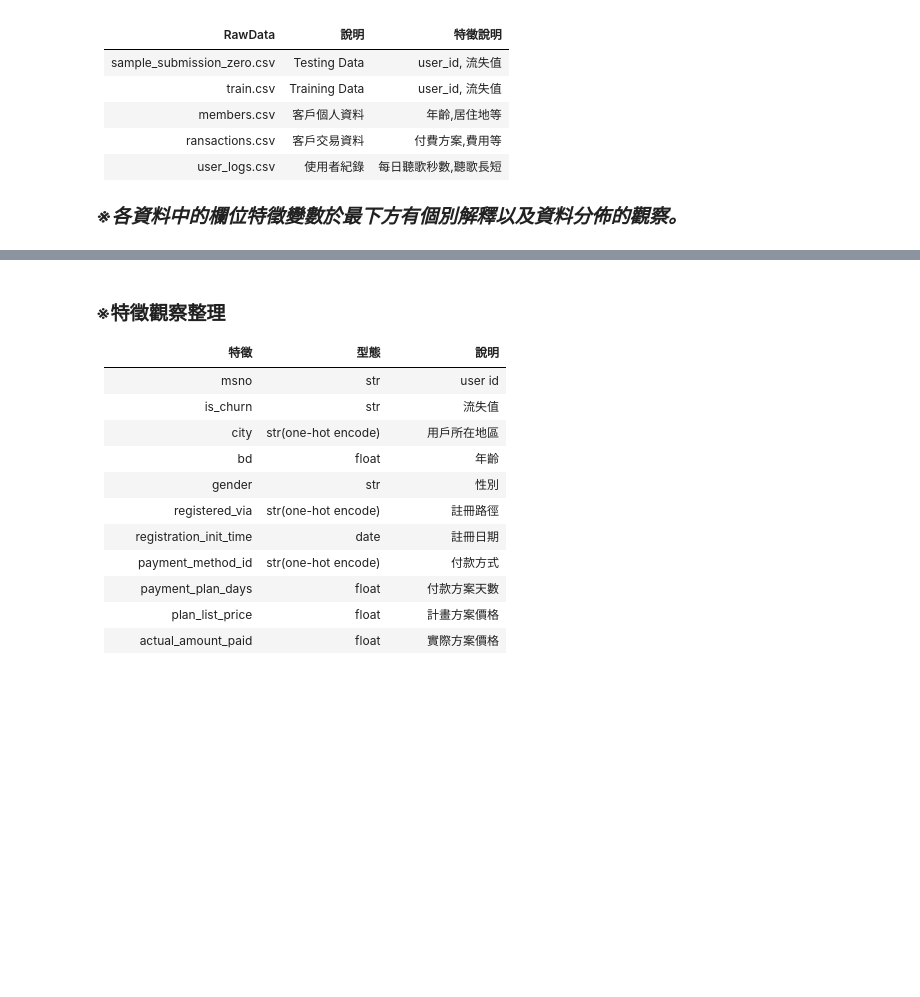
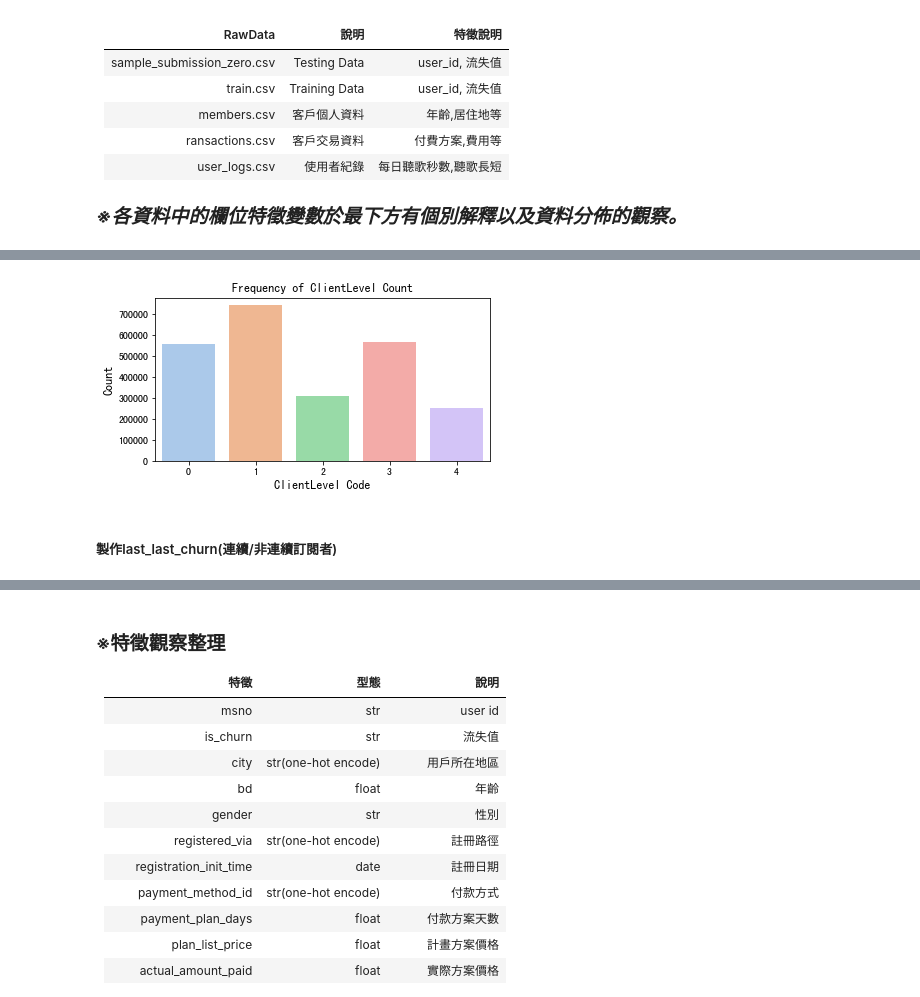
Before and after one commit to imiKao/KKBoxProject_for_TcfstCourse, a Jupyter notebook: KKboxAnalysis_特徵工程.ipynb, the cells around one changed output, grey strips where cells are left out. Drawn from its saved outputs; the diff is of its cells as text; code cells hidden in the pictures; blank space fills up the shorter version.

```diff
--- a/KKboxAnalysis_特徵工程.ipynb
+++ b/KKboxAnalysis_特徵工程.ipynb
@@ -646,0 +181,6 @@ TrainingData.to_csv('Trains__Members__Transaction.csv',index=False,header=True)
+# %%
+d = ['trans_date', 'mem_expire_date']
+for col in d:
+  KKboxTransac[col] = fast_datetime(KKboxTransac[col])
+# %%
+KKboxTransac = KKboxTransac.sort_values(by=['msno','trans_date'])
@@ -646,0 +217,14 @@ TrainingData.to_csv('Trains__Members__Transaction.csv',index=False,header=True)
+# %%
+# 定義以不同交易次數之客戶
+def client_level_code(df):
+    ft_trans_times_train = df[['msno','trans_date']].groupby(by=['msno'],as_index=False).count().rename(columns={'trans_date':'trans_times'})
+    # 將不同交易次數新/老客戶分類(分為新使用者、1~6次、6~12次、12~24次以及24次以上)
+    max_trans = ft_trans_times_train['trans_times'].max()
+    bins = [0,1,6,12,24,max_trans]
+    ft_trans_times_train['client_level_code'] = pd.cut(ft_trans_times_train.trans_times, bins, labels= np.arange(len(bins)-1))
+    # 拉掉交易次數
+    ft_trans_times_train = ft_trans_times_train[['msno', 'client_level_code']]
+    return ft_trans_times_train
+# %%
+ft_trans_times_train = client_level_code(KKboxTransac)
+ft_trans_times_train.head()
@@ -646,0 +238,9 @@ TrainingData.to_csv('Trains__Members__Transaction.csv',index=False,header=True)
+# %%
+plt.figure(figsize=(6,3))
+sns.countplot(x="client_level_code", data=ft_trans_times_train, palette = "pastel")
+plt.ylabel('Count', fontsize=12)
+plt.xlabel('ClientLevel Code', fontsize=12)
+plt.title("Frequency of ClientLevel Count", fontsize=12)
+plt.show()
+# %% [output]
+[figure, added]
@@ -646,0 +250,2 @@ TrainingData.to_csv('Trains__Members__Transaction.csv',index=False,header=True)
+# %% [markdown]
+##### 製作last_last_churn(連續/非連續訂閱者)
```
Also changed, not shown: parts of 236 cells of this notebook.
